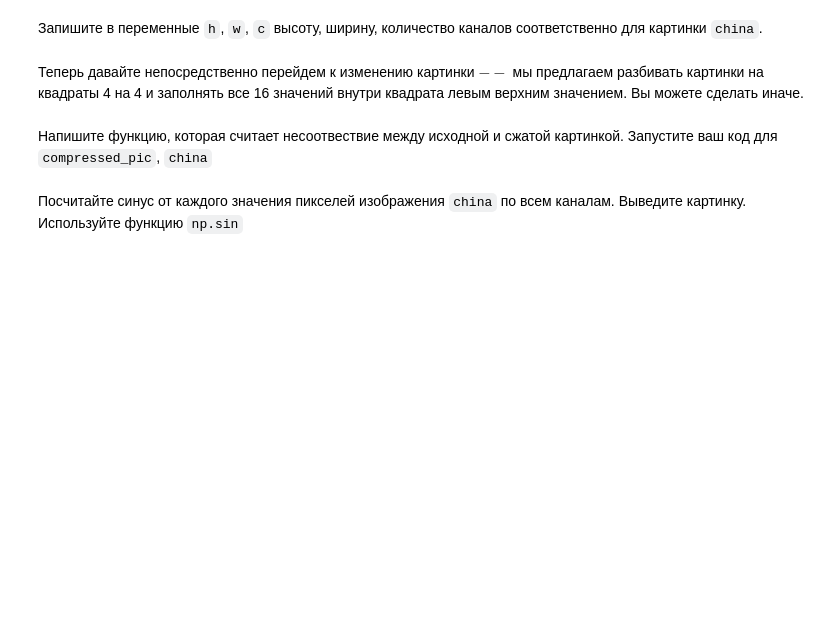
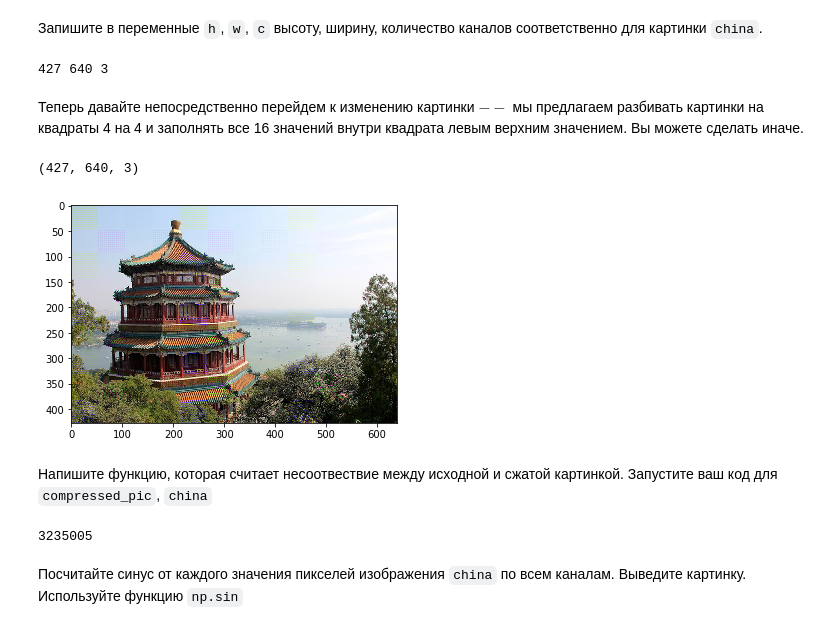
Before and after one commit to denieryd/mipt-deep-learning, a Jupyter notebook: 2. Linear_algebra_numpy/[homework]numpy.ipynb, the cells around one changed output. Drawn from its saved outputs; the diff is of its cells as text; code cells hidden in the pictures; blank space fills up the shorter version.

```diff
--- a/2. Linear_algebra_numpy/[homework]numpy.ipynb
+++ b/2. Linear_algebra_numpy/[homework]numpy.ipynb
@@ -343,2 +377,7 @@ h, w, c = #тут ваш код
+# %%
+h, w, c = china.shape
+print(h, w, c)
+# %% [output]
+427 640 3
 # %% [markdown]
 Теперь давайте непосредственно перейдем к изменению картинки $--$ мы предлагаем разбивать картинки на квадраты 4 на 4 и заполнять все 16 значений внутри квадрата левым верхним значением. Вы можете сделать иначе.
@@ -349,3 +384,23 @@ compressed_pic = copy(china)
+# %%
+from copy import copy
+compressed_pic = copy(china)
+#тут ваш код
+
+for i in range(0, len(compressed_pic), 4):
+    for j in range(0, len(compressed_pic[i]), 4):
+        new_value = compressed_pic[i][j][0]
+        for k in range(3):
+            compressed_pic[i+k][j+k][k] = new_value
+
+
+
+
+
+plt.imshow(compressed_pic)
+print(compressed_pic.shape)
+# %% [output]
+(427, 640, 3)
+[figure, added]
 # %% [markdown]
 Напишите функцию, которая считает несоотвествие между исходной и сжатой картинкой. Запустите ваш код для `compressed_pic`, `china`
 # %%
@@ -358,2 +411,6 @@ calculate_mismatch(#тут ваш код)
+# %%
+calculate_mismatch(china, compressed_pic)
+# %% [output]
+3235005
 # %% [markdown]
 Посчитайте синус от каждого значения пикселей изображения `china` по всем каналам. Выведите картинку. Используйте функцию `np.sin`
```
Also changed, not shown: parts of 15 cells of this notebook, 3 other files.
